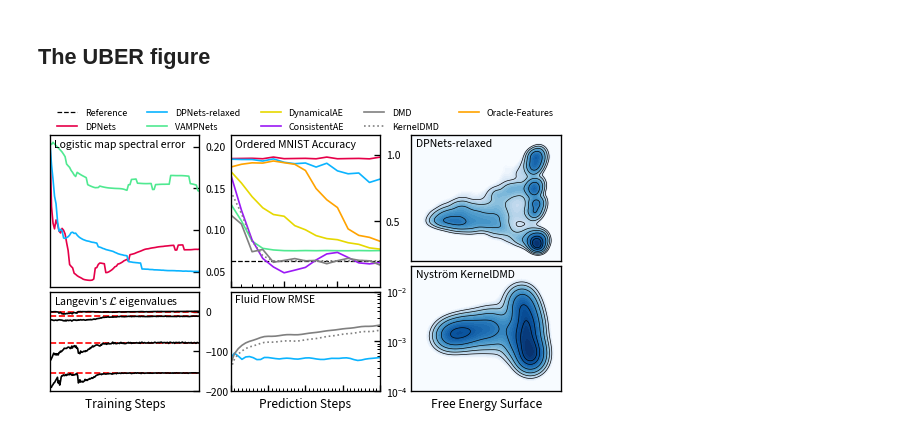
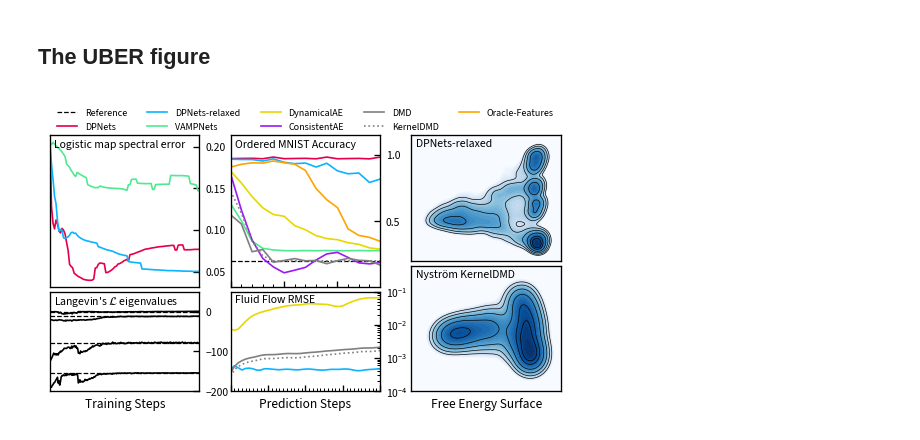
Before and after one commit to pietronvll/DPNets, a Jupyter notebook: figures/uber_fig.ipynb, the cells around one changed output. Saved outputs shown, nothing was run; the diff lists cells and outputs as text; code cells hidden in the pictures.

Commit message:
New plot

```diff
--- a/figures/uber_fig.ipynb
+++ b/figures/uber_fig.ipynb
@@ -117,8 +117,7 @@ FLUID_FLOW = {}
 for model_name, model_data in _tmp.items():
     if len(model_data) > 0:
         FLUID_FLOW[model_name] = {
-            'x': np.arange(len(model_data)),
-            'data': np.array(model_data).mean(axis=1)
+            'data': np.array(model_data).mean(axis=0)
         }
 #Add old data:
 import pandas as pd
@@ -165,7 +164,7 @@ ax_logistic.yaxis.tick_right()
 # Langevin
 ax_langevin = fig.add_subplot(gs[7:, 0])
 for v in LANGEVIN['hlines']:
-    ax_langevin.axhline(v, color='red', linestyle='dashed', label='Reference')
+    ax_langevin.axhline(v, color='k', linewidth=0.75, linestyle='dashed', label='Reference')
 ax_langevin.plot(LANGEVIN['x'], LANGEVIN['data'], color='black', label='Eigenvalues')
 
 ax_langevin.set(**{
@@ -208,7 +207,7 @@ ax_fluid_flow.set(**{
     'xlabel': 'Prediction Steps',
     'xmargin': 0,
     'yscale': 'log',
-    'yticks': [1e-4, 1e-3, 1e-2]
+    'yticks': [1e-4, 1e-3, 1e-2, 1e-1]
 })
 
 ax_fluid_flow.xaxis.set_minor_locator(MultipleLocator(1))
@@ -225,31 +224,31 @@ ax_chignolin_dp.set(**{
     'xticks': [],
     'yticks': [],
 })
 ax_chignolin_dp.text(pad, 1 - pad, 'DPNets-relaxed', transform=ax_chignolin_dp.transAxes, fontsize=caption_size, verticalalignment='top')
 
 # Chignolin - Nystrom-PCR
 ax_chignolin_nys = fig.add_subplot(gs[6:, 2])
 x, fes = FES['Nystrom-PCR']['x'], FES['Nystrom-PCR']['data']
 ax_chignolin_nys.tricontourf(x[:, 0], x[:, 1], fes, levels = np.linspace(0, 20, 100), cmap='Blues_r', vmax=6.5);
 ax_chignolin_nys.tricontour(x[:, 0], x[:, 1], fes, levels = [0.5, 1, 2, 3, 4, 5], linewidths=0.4, colors='k');
 ax_chignolin_nys.set(**{
     'xticks': [],
     'yticks': [],
     'xlabel': 'Free Energy Surface',
 })
 ax_chignolin_nys.text(pad, 1 - pad, 'Nyström KernelDMD', transform=ax_chignolin_nys.transAxes, fontsize=caption_size, verticalalignment='top')
 
 # Legend
 ax_legend = fig.add_subplot(gs[0, :])
 ax_legend.axis('off')
 # Join all handles and labels
 handles, labels = ax_ordered_mnist.get_legend_handles_labels()
 for (h, l) in zip(*ax_fluid_flow.get_legend_handles_labels()):
     if l not in labels:
         handles.append(h)
         labels.append(l)
 
 ax_legend.legend(handles, labels, loc='center', ncol=5, frameon=False, fontsize=6)
 fig.savefig('dpnets.pdf', bbox_inches='tight', dpi=300)
 # %% [output]
-[figure, old version]
+[figure, new version]
```
Also changed, not shown: 1 other file.
